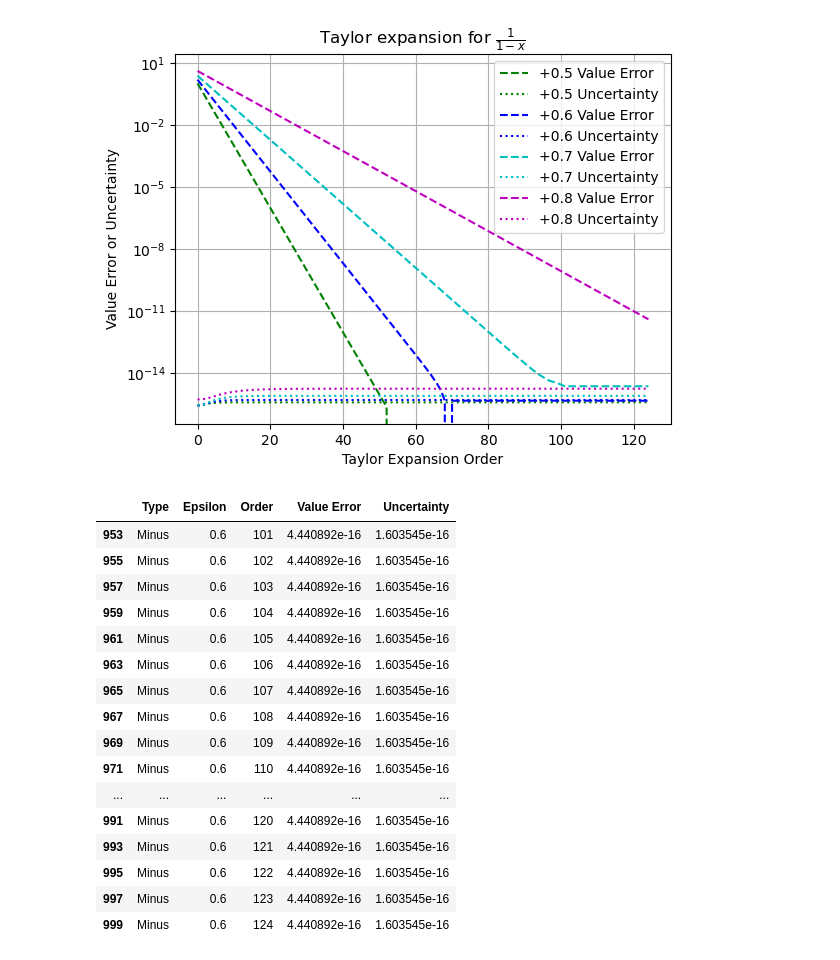
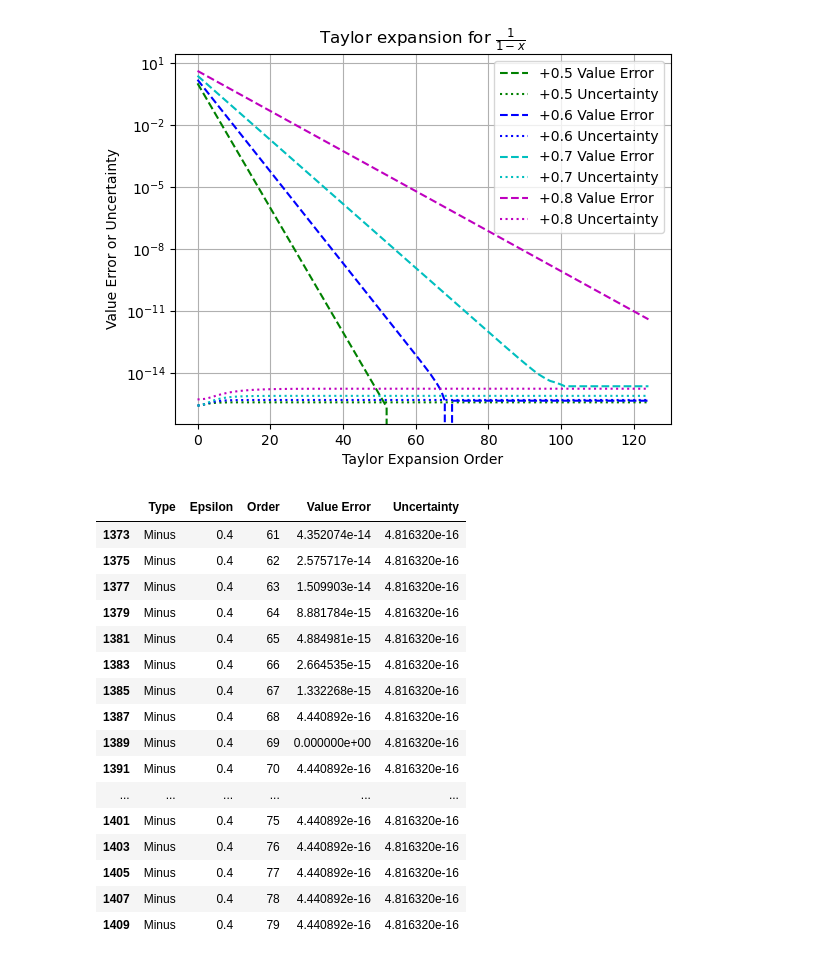
Before and after one commit to Chengpu0707/VarianceArithmetic, a Jupyter notebook: IPyNb/TaylorExpansion.ipynb, the cells around one changed output. Cells and saved outputs as stored; diff of their text form; code cells hidden in the pictures.

```diff
--- a/IPyNb/TaylorExpansion.ipynb
+++ b/IPyNb/TaylorExpansion.ipynb
@@ -82,22 +82,22 @@ ax.legend(bbox_to_anchor=(1.0, 1.0))
 <matplotlib.legend.Legend at 0x...>
 [figure]
 # %%
-df[(df['Epsilon']==0.6) & (df['Type']=='Minus') & (df['Order']>100)].head(100)
+df[(df['Epsilon']==0.4) & (df['Type']=='Minus') & (df['Order']>60) & (df['Order']<80)].head(100)
 # %% [output]
 |  | Type | Epsilon | Order | Value Error | Uncertainty |
-| 953 | Minus | 0.6 | 101 | 4.440892e-16 | 1.603545e-16 |
-| 955 | Minus | 0.6 | 102 | 4.440892e-16 | 1.603545e-16 |
-| 957 | Minus | 0.6 | 103 | 4.440892e-16 | 1.603545e-16 |
-| 959 | Minus | 0.6 | 104 | 4.440892e-16 | 1.603545e-16 |
-| 961 | Minus | 0.6 | 105 | 4.440892e-16 | 1.603545e-16 |
-| 963 | Minus | 0.6 | 106 | 4.440892e-16 | 1.603545e-16 |
-| 965 | Minus | 0.6 | 107 | 4.440892e-16 | 1.603545e-16 |
-| 967 | Minus | 0.6 | 108 | 4.440892e-16 | 1.603545e-16 |
-| 969 | Minus | 0.6 | 109 | 4.440892e-16 | 1.603545e-16 |
-| 971 | Minus | 0.6 | 110 | 4.440892e-16 | 1.603545e-16 |
+| 1373 | Minus | 0.4 | 61 | 4.352074e-14 | 4.816320e-16 |
+| 1375 | Minus | 0.4 | 62 | 2.575717e-14 | 4.816320e-16 |
+| 1377 | Minus | 0.4 | 63 | 1.509903e-14 | 4.816320e-16 |
+| 1379 | Minus | 0.4 | 64 | 8.881784e-15 | 4.816320e-16 |
+| 1381 | Minus | 0.4 | 65 | 4.884981e-15 | 4.816320e-16 |
+| 1383 | Minus | 0.4 | 66 | 2.664535e-15 | 4.816320e-16 |
+| 1385 | Minus | 0.4 | 67 | 1.332268e-15 | 4.816320e-16 |
+| 1387 | Minus | 0.4 | 68 | 4.440892e-16 | 4.816320e-16 |
+| 1389 | Minus | 0.4 | 69 | 0.000000e+00 | 4.816320e-16 |
+| 1391 | Minus | 0.4 | 70 | 4.440892e-16 | 4.816320e-16 |
 | ... | ... | ... | ... | ... | ... |
-| 991 | Minus | 0.6 | 120 | 4.440892e-16 | 1.603545e-16 |
-| 993 | Minus | 0.6 | 121 | 4.440892e-16 | 1.603545e-16 |
-| 995 | Minus | 0.6 | 122 | 4.440892e-16 | 1.603545e-16 |
-| 997 | Minus | 0.6 | 123 | 4.440892e-16 | 1.603545e-16 |
-| 999 | Minus | 0.6 | 124 | 4.440892e-16 | 1.603545e-16 |
+| 1401 | Minus | 0.4 | 75 | 4.440892e-16 | 4.816320e-16 |
+| 1403 | Minus | 0.4 | 76 | 4.440892e-16 | 4.816320e-16 |
+| 1405 | Minus | 0.4 | 77 | 4.440892e-16 | 4.816320e-16 |
+| 1407 | Minus | 0.4 | 78 | 4.440892e-16 | 4.816320e-16 |
+| 1409 | Minus | 0.4 | 79 | 4.440892e-16 | 4.816320e-16 |
```
Also changed, not shown: parts of 6 cells of this notebook, 2 other files.
